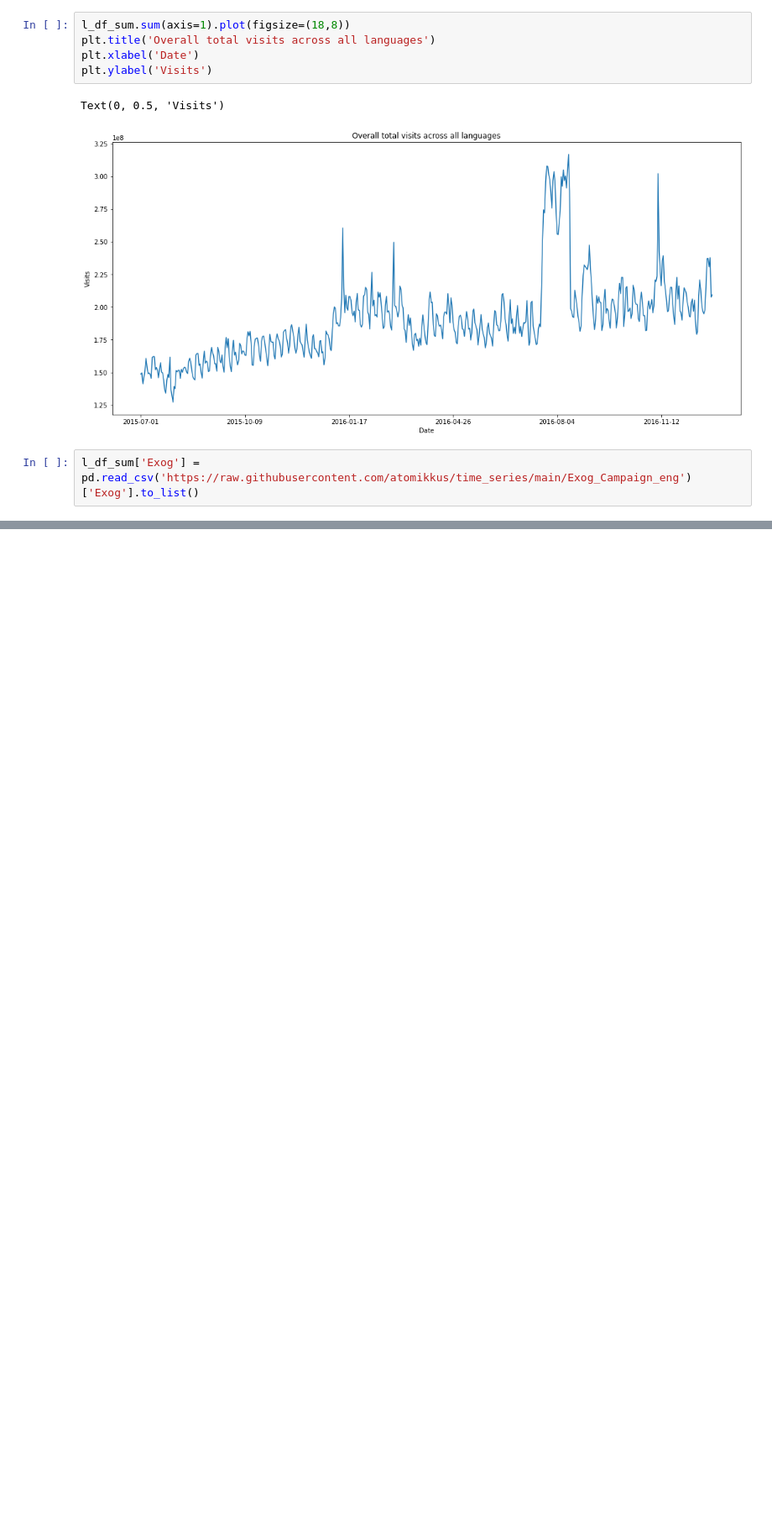
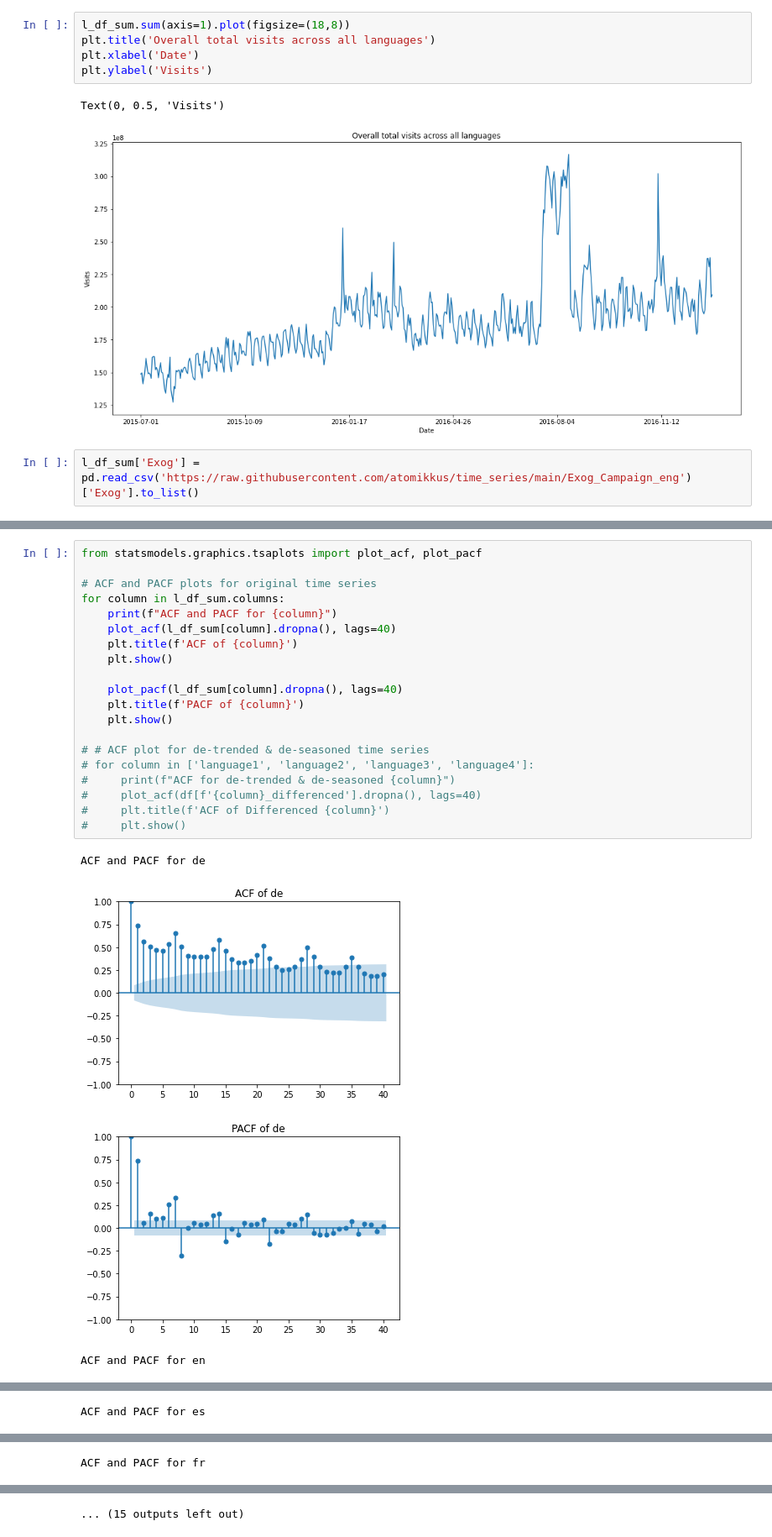
Before and after one commit to atomikkus/time_series, a Jupyter notebook: adease.ipynb, the cells around one changed output, grey strips where cells are left out. Shown at 84% size. Saved outputs shown, nothing was run; the diff lists cells and outputs as text; blank space fills up the shorter version.

Commit message:
pacf and acf

```diff
--- a/adease.ipynb
+++ b/adease.ipynb
@@ -173,0 +272,25 @@ plt.show()
+# %%
+from statsmodels.graphics.tsaplots import plot_acf, plot_pacf
+
+# ACF and PACF plots for original time series
+for column in l_df_sum.columns:
+    print(f"ACF and PACF for {column}")
+    plot_acf(l_df_sum[column].dropna(), lags=40)
+    plt.title(f'ACF of {column}')
+    plt.show()
+
+    plot_pacf(l_df_sum[column].dropna(), lags=40)
+    plt.title(f'PACF of {column}')
+    plt.show()
+
+# # ACF plot for de-trended & de-seasoned time series
+# for column in ['language1', 'language2', 'language3', 'language4']:
+#     print(f"ACF for de-trended & de-seasoned {column}")
+#     plot_acf(df[f'{column}_differenced'].dropna(), lags=40)
+#     plt.title(f'ACF of Differenced {column}')
+#     plt.show()
+# %% [output]
+ACF and PACF for de
+[figure, added]
+[figure, added]
+ACF and PACF for en
@@ -173,0 +299 @@ plt.show()
+ACF and PACF for es
@@ -173,0 +302 @@ plt.show()
+ACF and PACF for fr
@@ -173,0 +305 @@ plt.show()
+... (15 outputs left out)
```
Also changed, not shown: parts of 9 cells of this notebook.
